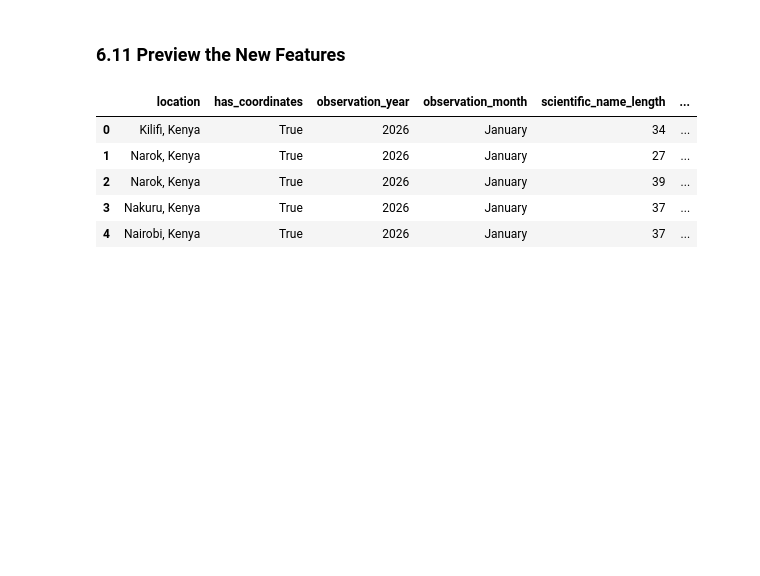
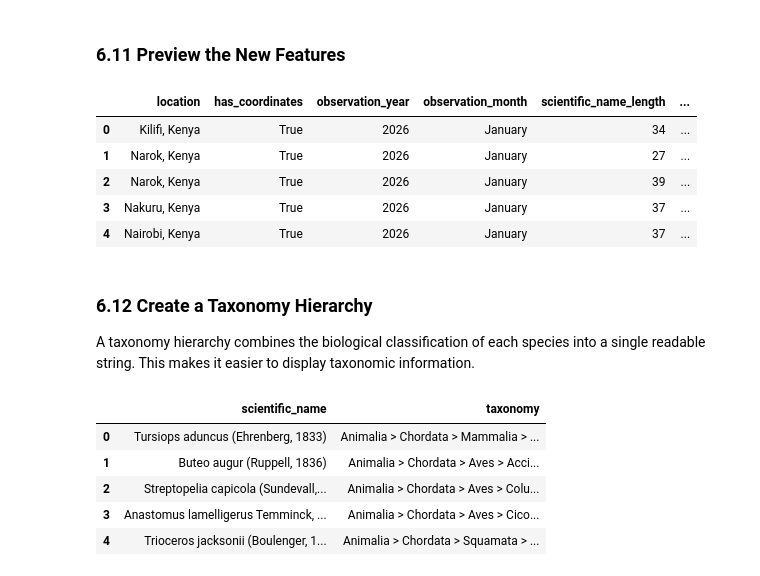
Before and after one commit to Janellesspaceship/Forest-Explorer-Kenya, a Jupyter notebook: notebooks/02_tranform_gbif.ipynb, the cells around one changed output. Cells and saved outputs as stored; diff of their text form; code cells hidden in the pictures; blank space fills up the shorter version.

```diff
--- a/notebooks/02_tranform_gbif.ipynb
+++ b/notebooks/02_tranform_gbif.ipynb
@@ -775,3 +776,7 @@ df[existing_features].head()
 | 2 | Narok, Kenya | True | 2026 | January | 39 | ... |
 | 3 | Nakuru, Kenya | True | 2026 | January | 37 | ... |
 | 4 | Nairobi, Kenya | True | 2026 | January | 37 | ... |
+# %% [markdown]
+### 6.12 Create a Taxonomy Hierarchy
+
+A taxonomy hierarchy combines the biological classification of each species into a single readable string. This makes it easier to display taxonomic information.
@@ -777,0 +793,9 @@ df[existing_features].head()
+# %%
+df[["scientific_name", "taxonomy"]].head()
+# %% [output]
+|  | scientific_name | taxonomy |
+| 0 | Tursiops aduncus (Ehrenberg, 1833) | Animalia > Chordata > Mammalia > ... |
+| 1 | Buteo augur (Ruppell, 1836) | Animalia > Chordata > Aves > Acci... |
+| 2 | Streptopelia capicola (Sundevall,... | Animalia > Chordata > Aves > Colu... |
+| 3 | Anastomus lamelligerus Temminck, ... | Animalia > Chordata > Aves > Cico... |
+| 4 | Trioceros jacksonii (Boulenger, 1... | Animalia > Chordata > Squamata > ... |
```
Also changed, not shown: parts of 32 cells of this notebook, 4 other files.
